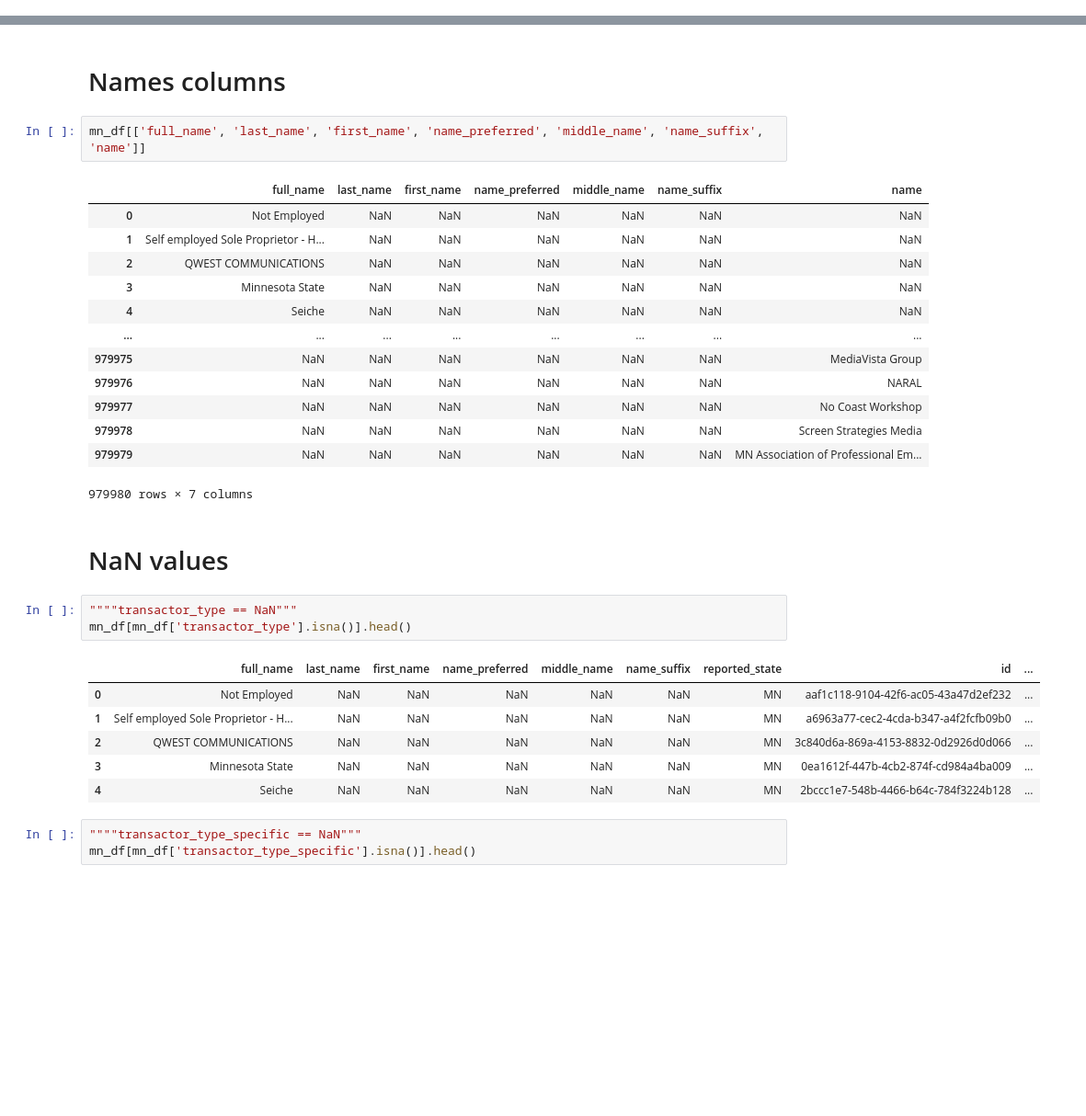
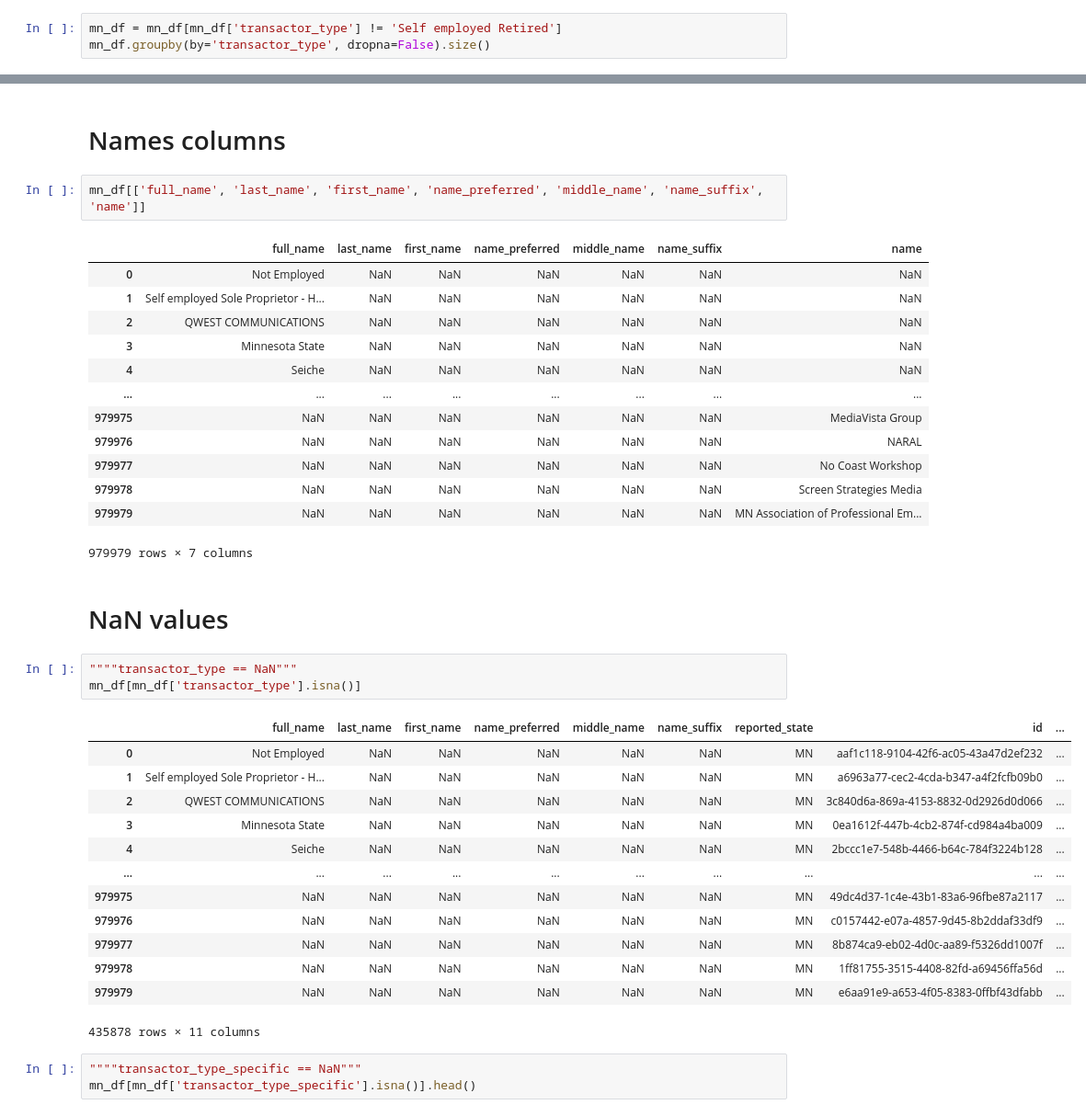
Before and after one commit to satadisha/ner_congressional_records, a Jupyter notebook: mn_cleaning.ipynb, the cells around one changed output, grey strips where cells are left out. Shown at 92% size. Saved outputs shown, nothing was run; the diff lists cells and outputs as text; blank space fills up the shorter version.

```diff
--- a/mn_cleaning.ipynb
+++ b/mn_cleaning.ipynb
@@ -65,0 +89,3 @@ transactor type specific: [nan 'Individual' 'Candidate' 'Party' 'Committee' 'Lob
+# %%
+mn_df = mn_df[mn_df['transactor_type'] != 'Self employed Retired']
+mn_df.groupby(by='transactor_type', dropna=False).size()
@@ -80,19 +119,26 @@ mn_df[['full_name', 'last_name', 'first_name', 'name_preferred', 'middle_name',
 | 979977 | NaN | NaN | NaN | NaN | NaN | NaN | No Coast Workshop |
 | 979978 | NaN | NaN | NaN | NaN | NaN | NaN | Screen Strategies Media |
 | 979979 | NaN | NaN | NaN | NaN | NaN | NaN | MN Association of Professional Em... |
-979980 rows × 7 columns
+979979 rows × 7 columns
 # %% [markdown]
 <h1>NaN values</h1>
 # %%
 """"transactor_type == NaN"""
-mn_df[mn_df['transactor_type'].isna()].head()
+mn_df[mn_df['transactor_type'].isna()]
 # %% [output]
 |  | full_name | last_name | first_name | name_preferred | middle_name | name_suffix | reported_state | id | ... |
 | 0 | Not Employed | NaN | NaN | NaN | NaN | NaN | MN | aaf1c118-9104-42f6-ac05-43a47d2ef232 | ... |
 | 1 | Self employed Sole Proprietor - H... | NaN | NaN | NaN | NaN | NaN | MN | a6963a77-cec2-4cda-b347-a4f2fcfb09b0 | ... |
 | 2 | QWEST COMMUNICATIONS | NaN | NaN | NaN | NaN | NaN | MN | 3c840d6a-869a-4153-8832-0d2926d0d066 | ... |
 | 3 | Minnesota State | NaN | NaN | NaN | NaN | NaN | MN | 0ea1612f-447b-4cb2-874f-cd984a4ba009 | ... |
 | 4 | Seiche | NaN | NaN | NaN | NaN | NaN | MN | 2bccc1e7-548b-4466-b64c-784f3224b128 | ... |
+| ... | ... | ... | ... | ... | ... | ... | ... | ... | ... |
+| 979975 | NaN | NaN | NaN | NaN | NaN | NaN | MN | 49dc4d37-1c4e-43b1-83a6-96fbe87a2117 | ... |
+| 979976 | NaN | NaN | NaN | NaN | NaN | NaN | MN | c0157442-e07a-4857-9d45-8b2ddaf33df9 | ... |
+| 979977 | NaN | NaN | NaN | NaN | NaN | NaN | MN | 8b874ca9-eb02-4d0c-aa89-f5326dd1007f | ... |
+| 979978 | NaN | NaN | NaN | NaN | NaN | NaN | MN | 1ff81755-3515-4408-82fd-a69456ffa56d | ... |
+| 979979 | NaN | NaN | NaN | NaN | NaN | NaN | MN | e6aa91e9-a653-4f05-8383-0ffbf43dfabb | ... |
+435878 rows × 11 columns
 # %%
 """"transactor_type_specific == NaN"""
 mn_df[mn_df['transactor_type_specific'].isna()].head()
```
Also changed, not shown: parts of 37 cells of this notebook.
